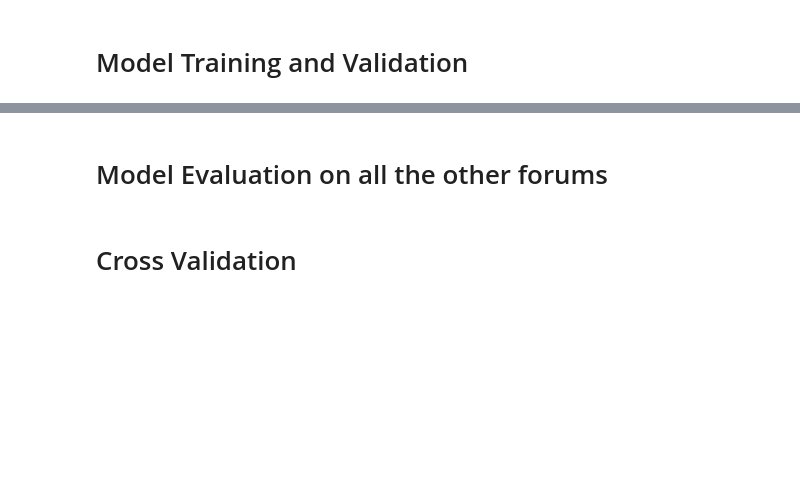
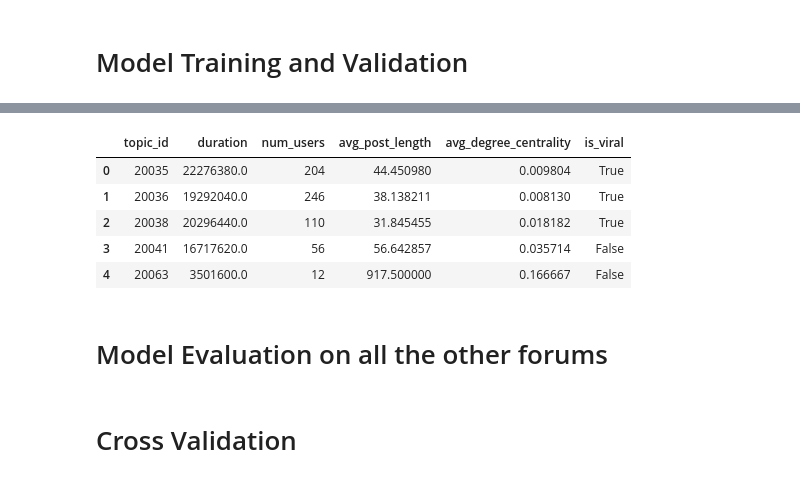
Before and after one commit to Jal-E/Viral-Cascade-Prediction, a Jupyter notebook: Forum 8/Forum_8.ipynb, the cells around one changed output, grey strips where cells are left out. Saved outputs shown, nothing was run; the diff lists cells and outputs as text; code cells hidden in the pictures; blank space fills up the shorter version.

```diff
--- a/Forum 8/Forum_8.ipynb
+++ b/Forum 8/Forum_8.ipynb
@@ -496,3 +528,48 @@ KeyboardInterrupt:
+# %%
+import networkx as nx
+
+def extract_features(df, alpha, beta):
+    features = []
+
+    for topic_id, group in df.groupby('topic_id'):
+        start_time = group['dateadded_post'].min()
+        end_time = group['dateadded_post'].max()
+        duration = (end_time - start_time).total_seconds()
+        num_users = group['user_id'].nunique()
+        avg_post_length = group['content_length'].mean()
+
+        G = nx.DiGraph()
+        for _, row in group.iterrows():
+            G.add_node(row['user_id'], timestamp=row['dateadded_post'])
+            if row['user_id'] != group['user_id'].iloc[0]:
+                G.add_edge(group['user_id'].iloc[0], row['user_id'])
+
+        degree_centrality = nx.degree_centrality(G)
+        avg_degree_centrality = sum(degree_centrality.values()) / len(degree_centrality)
+
+        # Adding features
+        features.append({
+            'topic_id': topic_id,
+            'duration': duration,
+            'num_users': num_users,
+            'avg_post_length': avg_post_length,
+            'avg_degree_centrality': avg_degree_centrality,
+            'is_viral': num_users >= beta
+        })
+
+    return pd.DataFrame(features)
+
+alpha = 30
+beta = 60
+features_df = extract_features(df, alpha, beta)
+features_df.head()
+# %% [output]
+|  | topic_id | duration | num_users | avg_post_length | avg_degree_centrality | is_viral |
+| 0 | 20035 | 22276380.0 | 204 | 44.450980 | 0.009804 | True |
+| 1 | 20036 | 19292040.0 | 246 | 38.138211 | 0.008130 | True |
+| 2 | 20038 | 20296440.0 | 110 | 31.845455 | 0.018182 | True |
+| 3 | 20041 | 16717620.0 | 56 | 56.642857 | 0.035714 | False |
+| 4 | 20063 | 3501600.0 | 12 | 917.500000 | 0.166667 | False |
 # %% [markdown]
 # Model Evaluation on all the other forums
 # %% [markdown]
```
Also changed, not shown: parts of 15 cells of this notebook.
